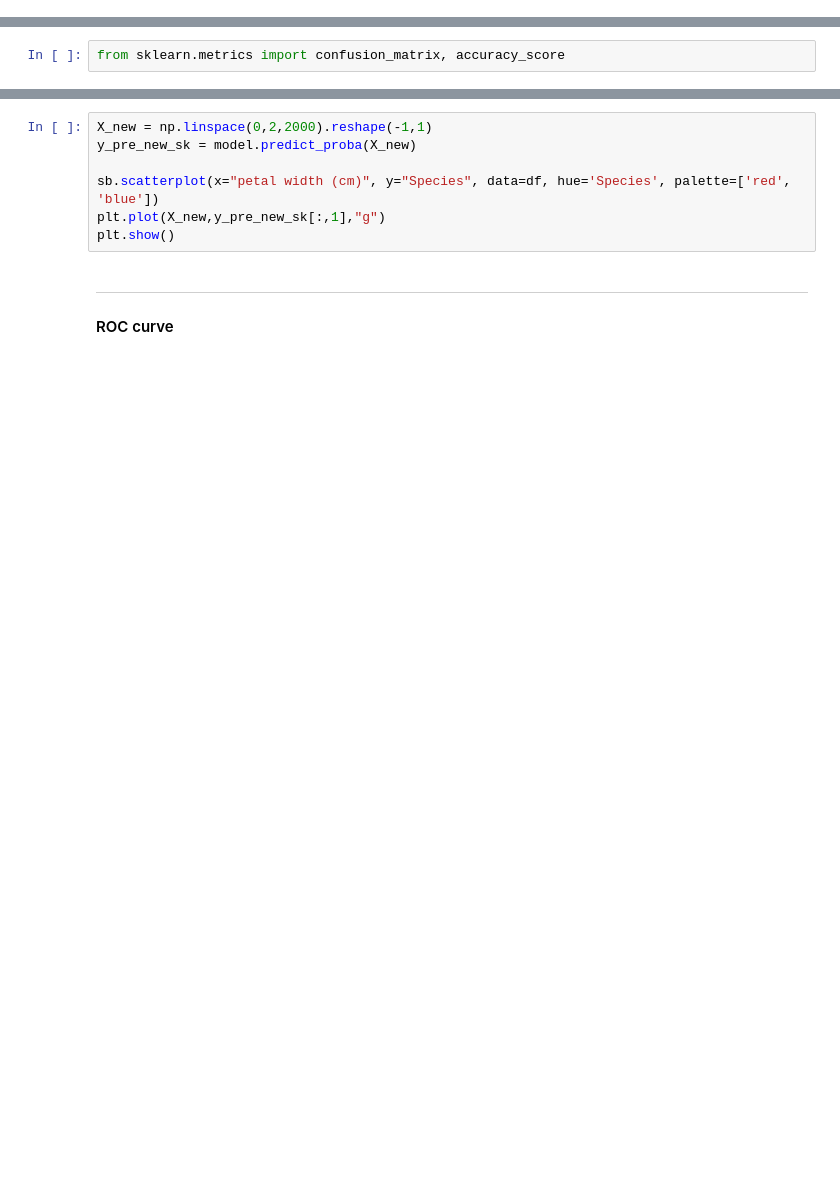
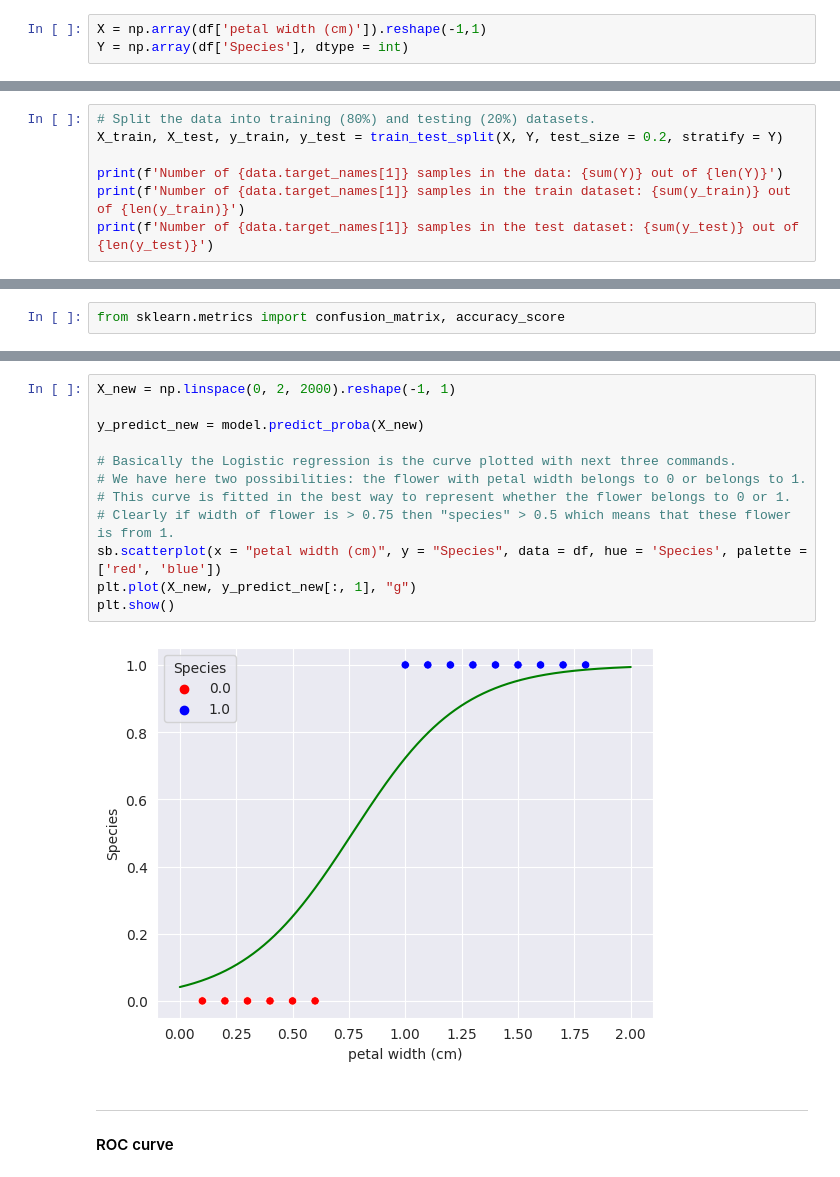
Before and after one commit to MrRuper/Languages-and-tools-for-programming-II, a Jupyter notebook: laboratory_3/logistic_regression_iris.ipynb, the cells around one changed output, grey strips where cells are left out. Saved outputs shown, nothing was run; the diff lists cells and outputs as text; blank space fills up the shorter version.

```diff
--- a/laboratory_3/logistic_regression_iris.ipynb
+++ b/laboratory_3/logistic_regression_iris.ipynb
@@ -137,0 +176,3 @@ y_pre_test_sk = model.predict(X_test)
+# %%
+X = np.array(df['petal width (cm)']).reshape(-1,1)
+Y = np.array(df['Species'], dtype = int)
@@ -137,0 +183,7 @@ y_pre_test_sk = model.predict(X_test)
+# %%
+# Split the data into training (80%) and testing (20%) datasets.
+X_train, X_test, y_train, y_test = train_test_split(X, Y, test_size = 0.2, stratify = Y)
+
+print(f'Number of {data.target_names[1]} samples in the data: {sum(Y)} out of {len(Y)}')
+print(f'Number of {data.target_names[1]} samples in the train dataset: {sum(y_train)} out of {len(y_train)}')
+print(f'Number of {data.target_names[1]} samples in the test dataset: {sum(y_test)} out of {len(y_test)}')
@@ -149,10 +246,17 @@ print(classification_report(y_test, y_pre_test_sk))
 # %%
-X_new = np.linspace(0,2,2000).reshape(-1,1)
-y_pre_new_sk = model.predict_proba(X_new)
+X_new = np.linspace(0, 2, 2000).reshape(-1, 1)
 
-sb.scatterplot(x="petal width (cm)", y="Species", data=df, hue='Species', palette=['red', 'blue'])
-plt.plot(X_new,y_pre_new_sk[:,1],"g")
+y_predict_new = model.predict_proba(X_new)
+
+# Basically the Logistic regression is the curve plotted with next three commands.
+# We have here two possibilities: the flower with petal width belongs to 0 or belongs to 1.
+# This curve is fitted in the best way to represent whether the flower belongs to 0 or 1.
+# Clearly if width of flower is > 0.75 then "species" > 0.5 which means that these flower is from 1.
+sb.scatterplot(x = "petal width (cm)", y = "Species", data = df, hue = 'Species', palette = ['red', 'blue'])
+plt.plot(X_new, y_predict_new[:, 1], "g")
 plt.show()
+# %% [output]
+[figure, added]
 # %% [markdown]
 ---
 #### ROC curve
```
Also changed, not shown: parts of 52 cells of this notebook, 2 other files.
